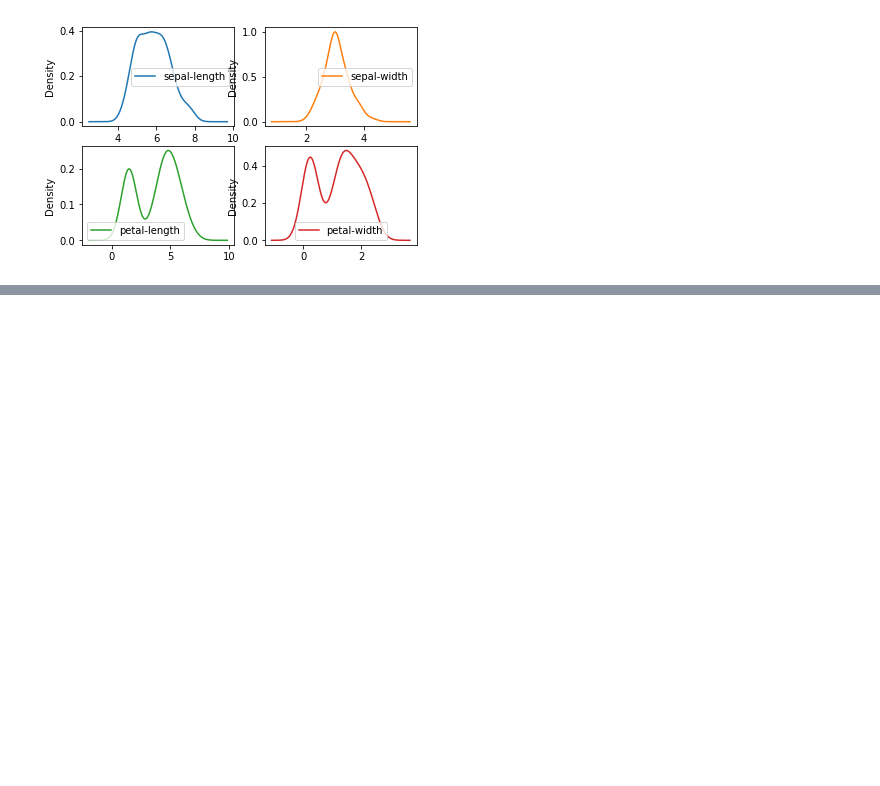
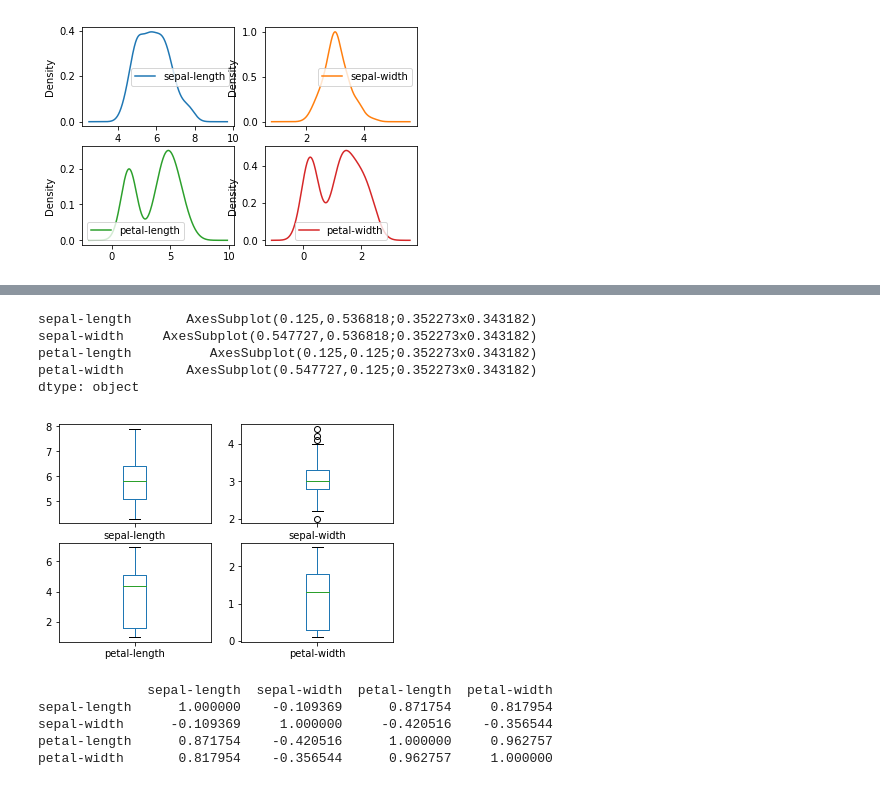
Before and after one commit to csap7/ictiitk, a Jupyter notebook: ai1_19062019.ipynb, the cells around one changed output, grey strips where cells are left out. Cells and saved outputs as stored; diff of their text form; code cells hidden in the pictures; blank space fills up the shorter version.

```diff
--- a/ai1_19062019.ipynb
+++ b/ai1_19062019.ipynb
@@ -29,0 +80,18 @@ array([[<matplotlib.axes._subplots.AxesSubplot object at 0x...>,
+# %%
+df.plot(kind="box", subplots=True, layout=(2,2))
+# %% [output]
+sepal-length       AxesSubplot(0.125,0.536818;0.352273x0.343182)
+sepal-width     AxesSubplot(0.547727,0.536818;0.352273x0.343182)
+petal-length          AxesSubplot(0.125,0.125;0.352273x0.343182)
+petal-width        AxesSubplot(0.547727,0.125;0.352273x0.343182)
+dtype: object
+[figure, added]
+# %%
+correlations = df.corr()
+print(correlations)
+# %% [output]
+              sepal-length  sepal-width  petal-length  petal-width
+sepal-length      1.000000    -0.109369      0.871754     0.817954
+sepal-width      -0.109369     1.000000     -0.420516    -0.356544
+petal-length      0.871754    -0.420516      1.000000     0.962757
+petal-width       0.817954    -0.356544      0.962757     1.000000
```
Also changed, not shown: parts of 6 cells of this notebook.
